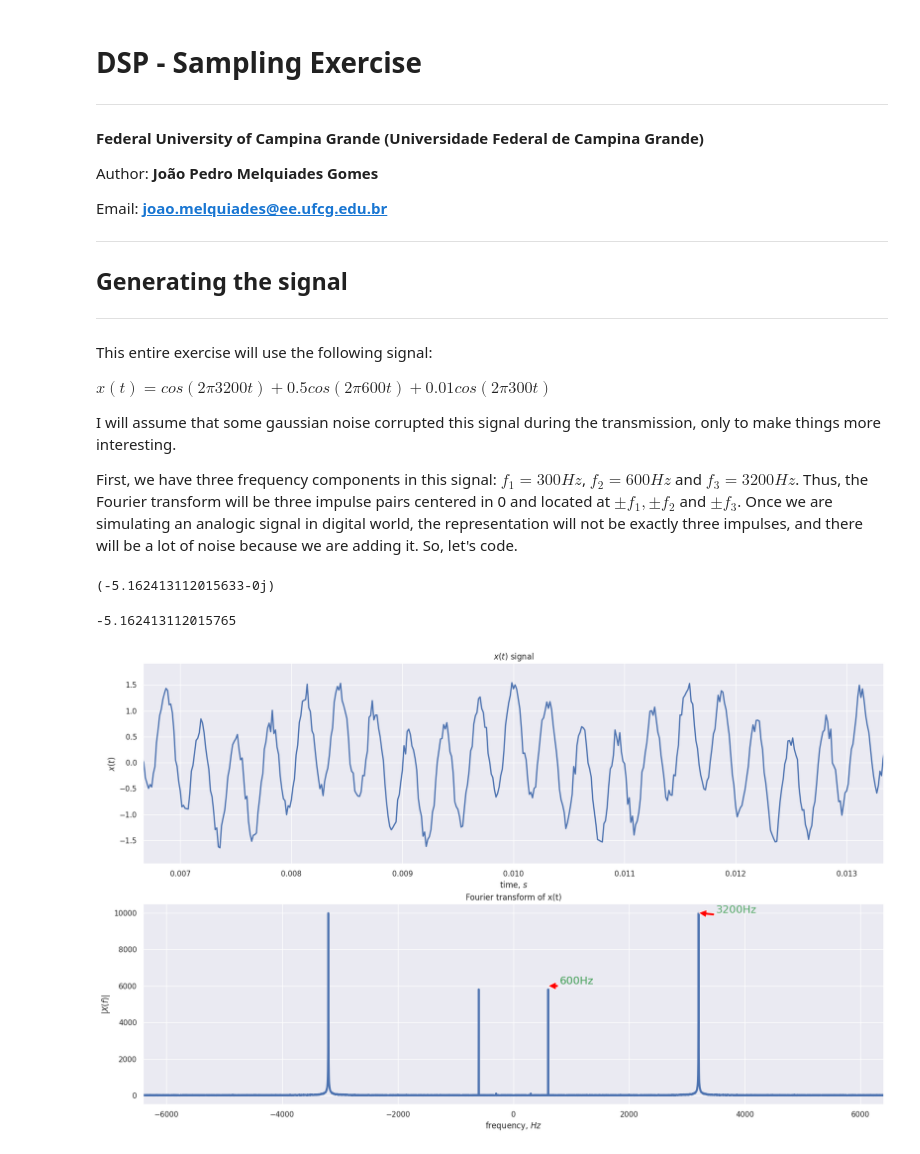
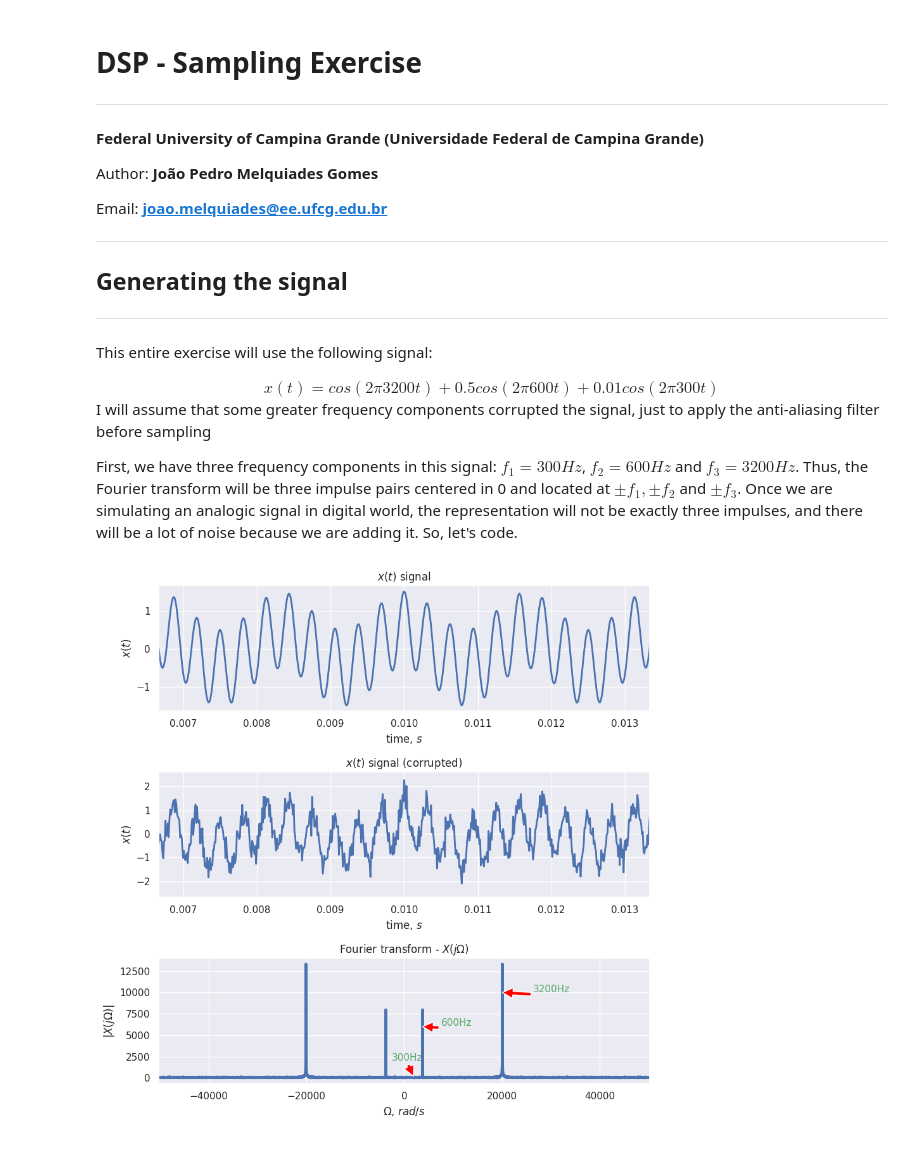
Before and after one commit to JoaoPi314/PDS-sampling-exercise, a Jupyter notebook: Sampling-Exercise.ipynb, the cells around one changed output. Cells and saved outputs as stored; diff of their text form; code cells hidden in the pictures.

Commit message:
Added sampling (ONGoing)

```diff
--- a/Sampling-Exercise.ipynb
+++ b/Sampling-Exercise.ipynb
@@ -12,9 +12,9 @@ Email: **joao.melquiades@ee.ufcg.edu.br**
 ***
 This entire exercise will use the following signal:
 
-$x(t) = cos(2\pi3200t) + 0.5cos(2\pi600t) + 0.01cos(2\pi300t)$
+<center>$x(t) = cos(2\pi3200t) + 0.5cos(2\pi600t) + 0.01cos(2\pi300t)$</center>
 
-I will assume that some gaussian noise corrupted this signal during the transmission, only to make things more interesting.
+I will assume that some greater frequency components corrupted the signal, just to apply the anti-aliasing filter before sampling
 
 First, we have three frequency components in this signal: $f_1 = 300Hz$, $f_2 = 600Hz$ and $f_3 = 3200Hz$. Thus, the Fourier transform will be three impulse pairs centered in 0 and located at $\pm f_1, \pm f_2$ and $\pm f_3$. Once we are simulating an analogic signal in digital world, the representation will not be exactly three impulses, and there will be a lot of noise because we are adding it. So, let's code.
 # %%
@@ -27,12 +27,4 @@ import seaborn as sns
 sns.set_theme()
-# %%
-Xf[int(t.size/2)]
-# %% [output]
-(-5.162413112015633-0j)
-# %%
-np.sum(xt + noise)
-# %% [output]
--5.162413112015765
 # %%
 # Let's save 100 periods of the fundamental frequency of signal
 
@@ -42,7 +34,7 @@ f_x = 3200 #Hz
 
 # This doesn't make sense, it is only to simulate the analogic signal, but in fact it is a digital
 # one with this sampling frequency
-analog_fs = 1/70000
+analog_fs = 1/96000
 
 t = np.arange(0, 100*1/f_1, analog_fs)
 
@@ -50,56 +42,65 @@ t = np.arange(0, 100*1/f_1, analog_fs)
 xt = np.cos(2*np.pi*f_x*t) + 0.5*np.cos(2*np.pi*f_2*t) + 0.01*np.cos(2*np.pi*f_1*t)
 
 #Let's add some noise to make things more interesting
-noise = np.random.normal(0,0.1, t.size)
+noise = np.random.normal(0,0.3,t.size)#0.1*np.cos(2*np.pi*2*f_x*t) + 0.1*np.cos(2*np.pi*2.2*f_x*t) + 0.1*np.cos(2*np.pi*2.3*f_x*t)
 
 
-plt.figure(figsize=(20,12))
+plt.figure(figsize=(9,9))
 
 
 # Time domain
-plt.subplot(2,1,1)
+plt.subplot(3,1,1)
+plt.plot(t, xt, linewidth=2)
+plt.title("$x(t)$ signal")
+plt.xlabel("time, $s$")
+plt.ylabel("$x(t)$")
+# Only shows two periods
+plt.xlim(2/f_1, 4/f_1)
+
+
+plt.subplot(3,1,2)
 plt.plot(t, xt + noise, linewidth=2)
-plt.title("$x(t)$ signal")
+plt.title("$x(t)$ signal (corrupted)")
 plt.xlabel("time, $s$")
 plt.ylabel("$x(t)$")
 # Only shows two periods
 plt.xlim(2/f_1, 4/f_1)
 
 # Frequency domain
 
-plt.subplot(2,1,2)
+plt.subplot(3,1,3)
 
 # The fftshift centers the representation in 0, and we can observe
 # how the analogic fourier transform should be. Also, the DFT range is
 # -2pi to 2pi. In fact, this is a discret fourier transform. I am converting
 # the frequency axis from rad to Hz to show the representation of analogic
 # fourier transform
 
 Xf = fftshift(fft(xt + noise))
 f = fftshift(fftfreq(t.size, t[1]-t[0]))
-plt.plot(f, np.abs(Xf), linewidth=3)
-# plt.vlines([300, 600, 3200], -80, 0, linestyle='--', color='red')
+w = 2*np.pi*f
+plt.plot(w, np.abs(Xf), linewidth=3)
 plt.grid("on", which="both")
-plt.xlim(-2*f_x, 2*f_x)
-plt.title("Fourier transform of x(t)")
-plt.xlabel("frequency, $Hz$")
-plt.ylabel("$|X(f)|$")
+plt.xlim(-2.5*2*np.pi*f_x, 2.5*2*np.pi*f_x)
+plt.title("Fourier transform - $X(j\Omega)$")
+plt.xlabel("$\Omega$, $rad/s$")
+plt.ylabel("$|X(j\Omega)|$")
 
 
-plt.annotate('600Hz', xy = (600, 6000),
-             fontsize = 16, xytext = (800, 6100),
+plt.annotate('300Hz', xy = (300*2*np.pi, 200),
+             fontsize = 11, xytext = (-400*2*np.pi, 2000),
              arrowprops = dict(facecolor = 'red'),
              color = 'g')
-plt.annotate('3200Hz', xy = (3200, 10000),
-             fontsize = 16, xytext = (3500, 10000),
+plt.annotate('600Hz', xy = (600*2*np.pi, 6000),
+             fontsize = 11, xytext = (1200*2*np.pi, 6100),
              arrowprops = dict(facecolor = 'red'),
              color = 'g')
-plt.annotate('300Hz', xy = (300, 6000),
-             fontsize = 16, xytext = (800, 6100),
+plt.annotate('3200Hz', xy = (3200*2*np.pi, 10000),
+             fontsize = 11, xytext = (4200*2*np.pi, 10000),
              arrowprops = dict(facecolor = 'red'),
              color = 'g')
 
-
+plt.tight_layout()
 plt.show()
 # %% [output]
-[figure, old version]
+[figure, new version]
```
Also changed, not shown: parts of 33 cells of this notebook.
